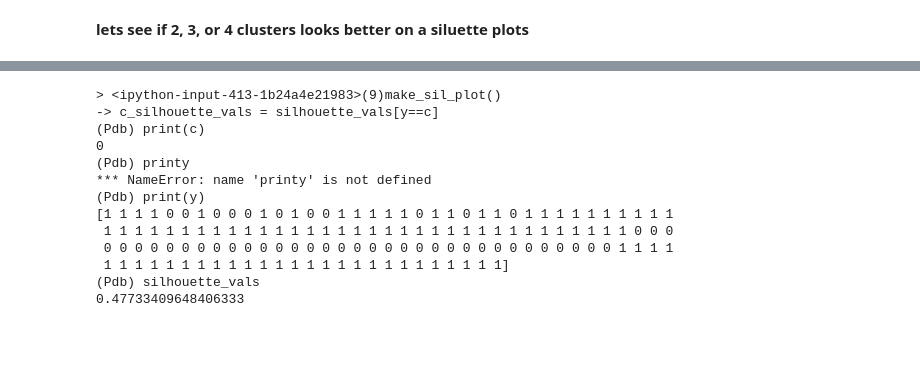
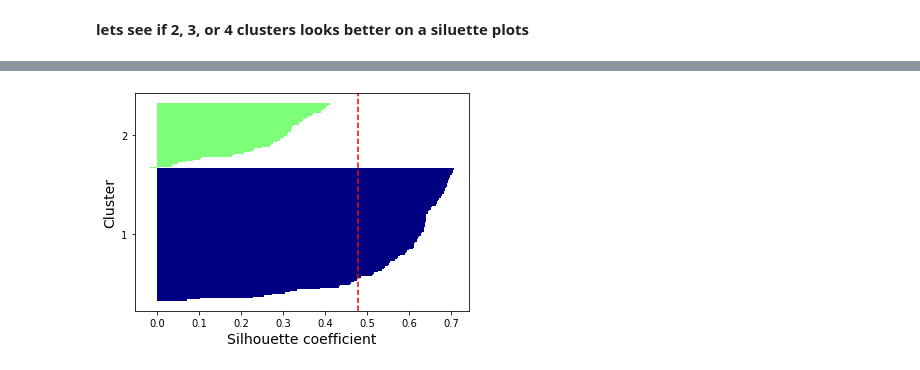
Before and after one commit to Iguanacolossus/Capstone3-TBA, a Jupyter notebook: notebooks/HAR.ipynb, the cells around one changed output, grey strips where cells are left out. Cells and saved outputs as stored; diff of their text form; code cells hidden in the pictures; blank space fills up the shorter version.

```diff
--- a/notebooks/HAR.ipynb
+++ b/notebooks/HAR.ipynb
@@ -68,6 +68,7 @@ def rot_matrix_z(x,y,z,theta):
 
     return np.array([x,y,z])@rot_matrix
 # %%
+x = np.reshape(x_tuple,(1,-1))[0]
 y = np.reshape(y_tuple,(1,-1))[0]
 z = np.reshape(z_tuple,(1,-1))[0]
 # %%
@@ -254,0 +301,24 @@ from tslearn.clustering import silhouette_score
+# %%
+def nearest_cluster_distance(X,labels,metric,i):
+    '''Calculate the mean nearest-cluster distance for sample i.'''
+    '''    Returns
+    -------
+    b : float
+        Mean nearest-cluster distance for sample i'''
+    label = labels[i]
+    b = np.min(
+            [np.mean(
+                [metric(X[i], X[j]) for j in np.where(labels == cur_label)[0]]
+            ) for cur_label in set(labels) if not cur_label == label])
+    return b
+# %%
+def sil_samples_2(X,labels,metric):
+    '''Compute the Silhouette Coefficient for each sample.'''
+    n = labels.shape[0]
+    A = np.array([intra_cluster_dist(X, labels, metric, i)
+                  for i in range(n)])
+    B = np.array([nearest_cluster_distance(X, labels, metric, i)
+                  for i in range(n)])
+    sil_samples = (B - A) / np.maximum(A, B)
+    # nan values are for clusters of size 1, and should be 0
+    return np.nan_to_num(sil_samples)
@@ -255,14 +327,15 @@ from tslearn.clustering import silhouette_score
 # %%
-def make_sil_plot(x,y,metric):
+from itertools import compress
+def make_sil_plot(x,y,metric,fitted_model):
     cluster_labels = np.unique(y)
     n_clusters = cluster_labels.shape[0]
-    silhouette_vals = silhouette_score(x,y,metric=metric)
+    silhouette_vals = sil_samples_2(x,y,metric)
     y_ax_lower, y_ax_upper = 0,0
     yticks = []
     for i ,c in enumerate(cluster_labels):
-        breakpoint()
-        c_silhouette_vals = silhouette_vals[y==c]
-        c_silhouette_vals.sort()
+        c_silhouette_vals = list(compress(silhouette_vals,y==c))
+
+        c_silhouette_vals = sorted(c_silhouette_vals)
         y_ax_upper += len(c_silhouette_vals)
         color = cm.jet(float(i)/n_clusters)
         plt.barh(range(y_ax_lower,y_ax_upper),
@@ -271,27 +344,16 @@ def make_sil_plot(x,y,metric):
                 edgecolor='none',
                 color=color)
         yticks.append((y_ax_lower + y_ax_upper)/2.)
-        y_ax_lower += len(c_silhouettte_vals)
+        y_ax_lower += len(c_silhouette_vals)
     silhouette_avg = np.mean(silhouette_vals)
     plt.axvline(silhouette_avg,
                color='red',
                linestyle='--')
     plt.yticks(yticks,cluster_labels +1)
-    plt.ylabel('Cluster')
-    plt.xlabel('Silhouette coefficient')
+    plt.ylabel('Cluster',size=14)
+    plt.xlabel('Silhouette coefficient',size=14)
+    plt.savefig('../images/sil_plot_c3.png')
 # %%
-make_sil_plot(rho_df_train,y_km2,metric='dtw')
+make_sil_plot(rho_df_train,y_km2,metric=DTW,fitted_model=km2)
 # %% [output]
-> <ipython-input-413-1b24a4e21983>(9)make_sil_plot()
--> c_silhouette_vals = silhouette_vals[y==c]
-(Pdb) print(c)
-0
-(Pdb) printy
-*** NameError: name 'printy' is not defined
-(Pdb) print(y)
-[1 1 1 1 0 0 1 0 0 0 1 0 1 0 0 1 1 1 1 1 0 1 1 0 1 1 0 1 1 1 1 1 1 1 1 1 1
- 1 1 1 1 1 1 1 1 1 1 1 1 1 1 1 1 1 1 1 1 1 1 1 1 1 1 1 1 1 1 1 1 1 1 0 0 0
- 0 0 0 0 0 0 0 0 0 0 0 0 0 0 0 0 0 0 0 0 0 0 0 0 0 0 0 0 0 0 0 0 0 1 1 1 1
- 1 1 1 1 1 1 1 1 1 1 1 1 1 1 1 1 1 1 1 1 1 1 1 1 1 1]
-(Pdb) silhouette_vals
-0.47733409648406333
+[figure, added]
```
Also changed, not shown: parts of 38 cells of this notebook, 6 other files.
